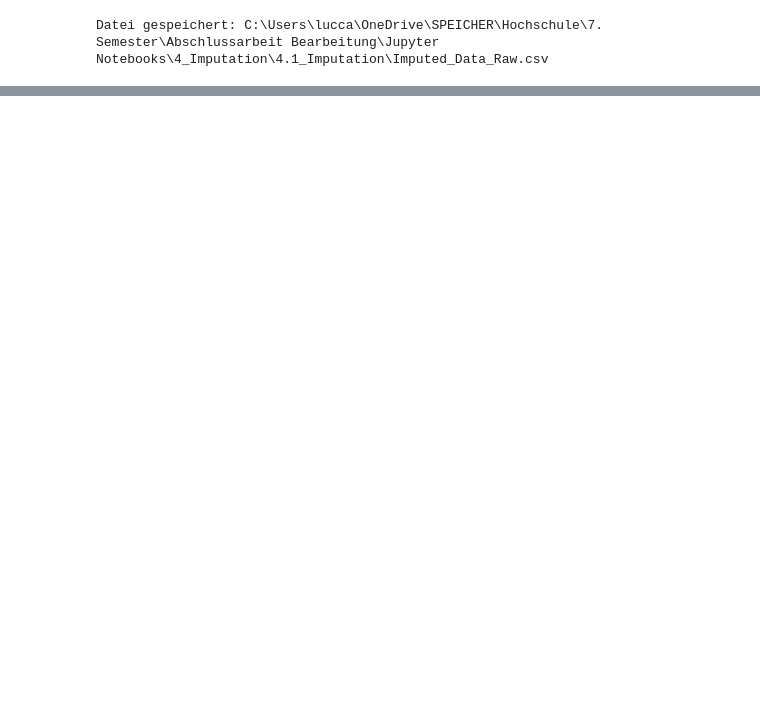
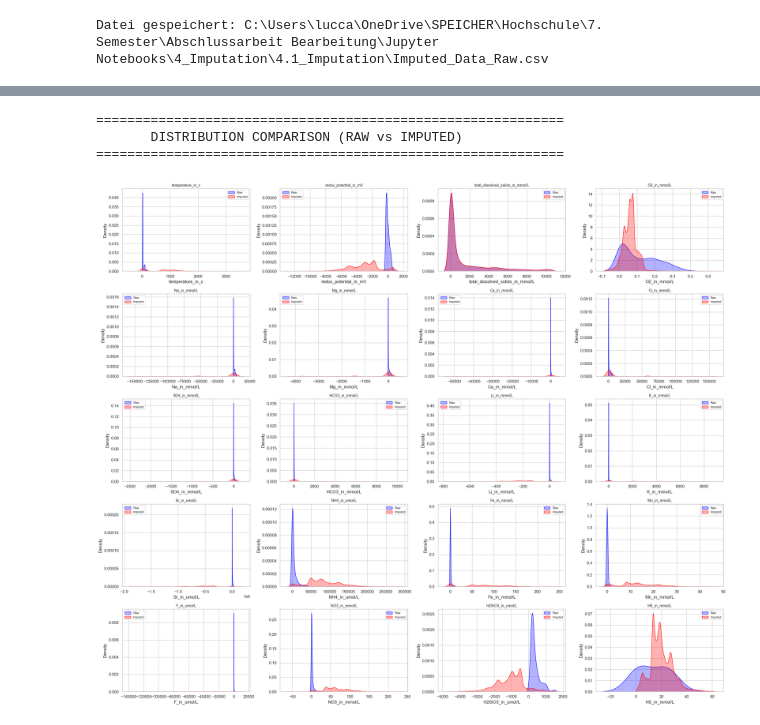
Before and after one commit to luccaglessner/Abschlussarbeit, a Jupyter notebook: Abschlussarbeit Bearbeitung/Jupyter Notebooks/4_Imputation/4.1_Imputation/VAE_Imputation.ipynb, the cells around one changed output, grey strips where cells are left out. Cells and saved outputs as stored; diff of their text form; code cells hidden in the pictures; blank space fills up the shorter version.

```diff
--- a/Abschlussarbeit Bearbeitung/Jupyter Notebooks/4_Imputation/4.1_Imputation/VAE_Imputation.ipynb
+++ b/Abschlussarbeit Bearbeitung/Jupyter Notebooks/4_Imputation/4.1_Imputation/VAE_Imputation.ipynb
@@ -422,0 +509,54 @@ Datei gespeichert: C:\Users\lucca\OneDrive\SPEICHER\Hochschule\7. Semester\Absch
+# %%
+print("============================================================")
+print("       DISTRIBUTION COMPARISON (RAW vs IMPUTED)             ")
+print("============================================================")
+
+# ------------------------- Features definieren -------------------------
+features_to_plot = train_features
+num_features = len(features_to_plot)
+rows = 5
+cols = 4
+
+fig, axes = plt.subplots(rows, cols, figsize=(24, 20))
+axes = axes.flatten()
+
+for i, feature in enumerate(features_to_plot):
+    if i >= len(axes):
+        break
+    ax = axes[i]
+
+    # ------------------------- Daten vorbereiten -------------------------
+    data_raw = df_raw[feature].dropna()
+    data_imp = df_imputed[feature].dropna()
+
+    # ------------------------- Outlier Handling (1-99% Quantil) -------------------------
+    combined_data = pd.concat([data_raw, data_imp])
+    if len(combined_data) > 0:
+        q01 = combined_data.quantile(0.01)
+        q99 = combined_data.quantile(0.99)
+        plot_raw = data_raw[(data_raw >= q01) & (data_raw <= q99)]
+        plot_imp = data_imp[(data_imp >= q01) & (data_imp <= q99)]
+    else:
+        plot_raw = data_raw
+        plot_imp = data_imp
+
+    # ------------------------- Plotting -------------------------
+    if len(plot_raw) > 0:
+        sns.kdeplot(plot_raw, color='blue', label='Raw', ax=ax, fill=True, alpha=0.3)
+    if len(plot_imp) > 0:
+        sns.kdeplot(plot_imp, color='red', label='Imputed', ax=ax, fill=True, alpha=0.3)
+
+    ax.set_title(feature, fontsize=10)
+    ax.legend(fontsize=8)
+
+# ------------------------- Leere Subplots ausblenden -------------------------
+for j in range(i + 1, len(axes)):
+    fig.delaxes(axes[j])
+
+plt.tight_layout()
+plt.show()
+# %% [output]
+============================================================
+       DISTRIBUTION COMPARISON (RAW vs IMPUTED)
+============================================================
+[figure, added]
```
Also changed, not shown: parts of 8 cells of this notebook, 45 other files.
